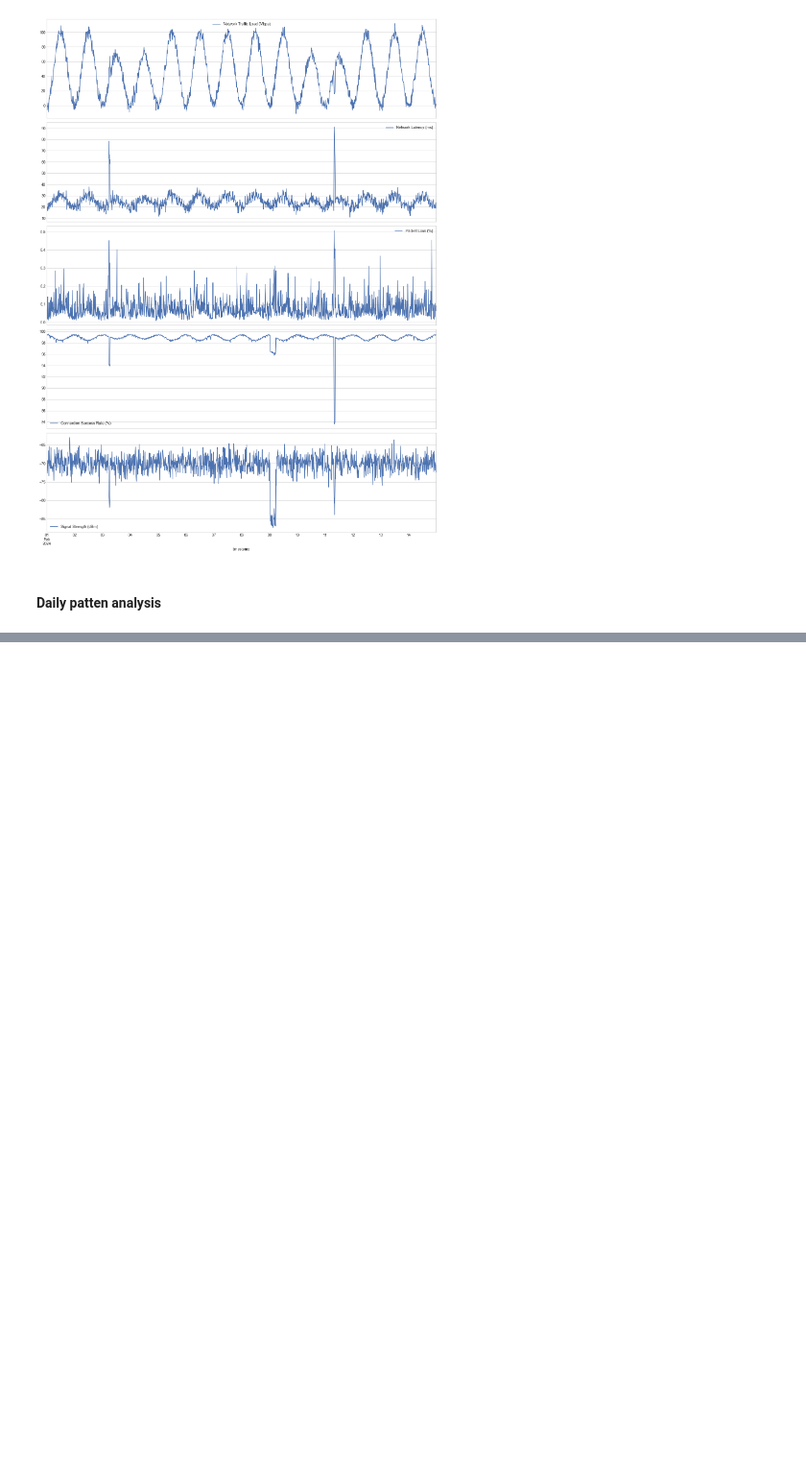
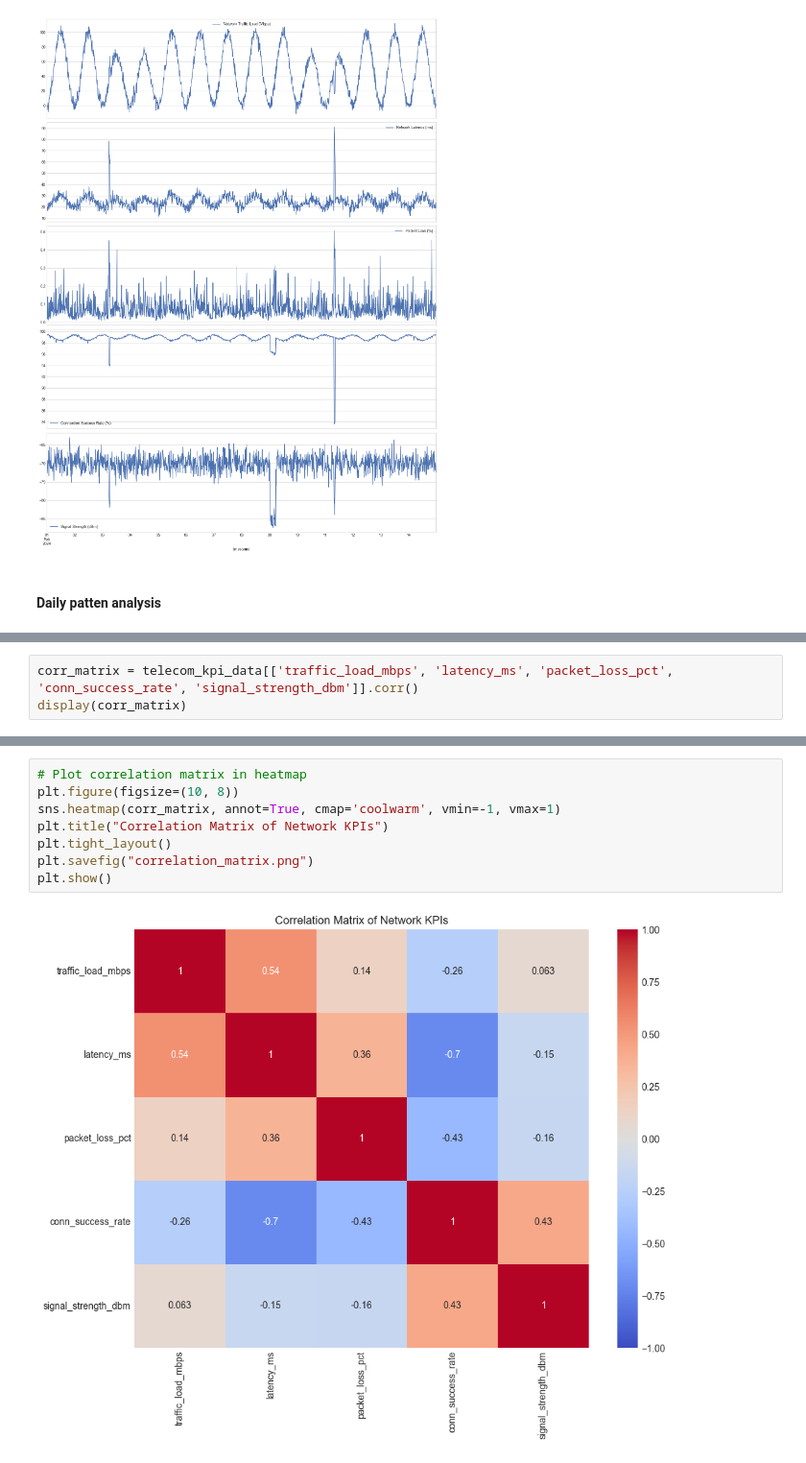
Before and after one commit to kiran2906/telecom_nw_anomaly, a Jupyter notebook: notebooks/data_exploration.ipynb, the cells around one changed output, grey strips where cells are left out. Shown at 96% size. Drawn from its saved outputs; the diff is of its cells as text; blank space fills up the shorter version.

```diff
--- a/notebooks/data_exploration.ipynb
+++ b/notebooks/data_exploration.ipynb
@@ -250,0 +275,3 @@ plt.show()
+# %%
+corr_matrix = telecom_kpi_data[['traffic_load_mbps', 'latency_ms', 'packet_loss_pct', 'conn_success_rate', 'signal_strength_dbm']].corr()
+display(corr_matrix)
@@ -250,0 +285,10 @@ plt.show()
+# %%
+# Plot correlation matrix in heatmap
+plt.figure(figsize=(10, 8))
+sns.heatmap(corr_matrix, annot=True, cmap='coolwarm', vmin=-1, vmax=1)
+plt.title("Correlation Matrix of Network KPIs")
+plt.tight_layout()
+plt.savefig("correlation_matrix.png")
+plt.show()
+# %% [output]
+[figure, added]
```
Also changed, not shown: parts of 10 cells of this notebook.
